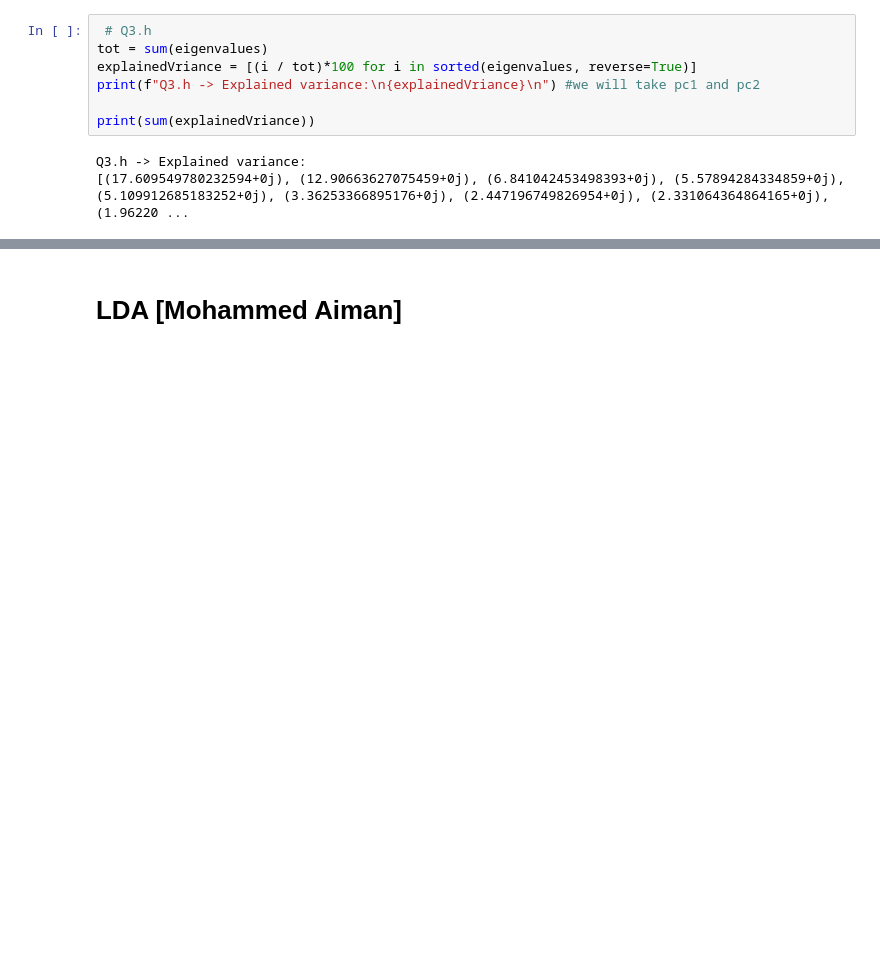
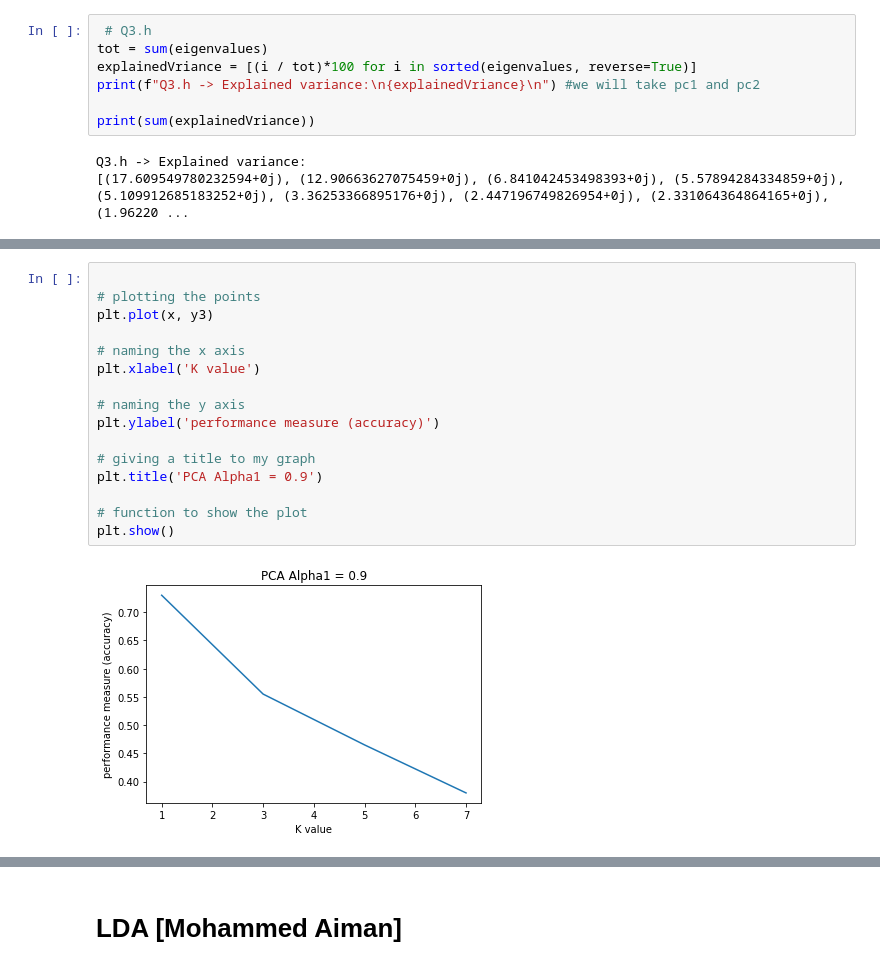
Before and after one commit to ashraf336/Face-Recognition, a Jupyter notebook: Main.ipynb, the cells around one changed output, grey strips where cells are left out. Saved outputs shown, nothing was run; the diff lists cells and outputs as text; blank space fills up the shorter version.

```diff
--- a/Main.ipynb
+++ b/Main.ipynb
@@ -391,0 +490,18 @@ accuracy of aplpha 4 =  0.655
+# %%
+
+# plotting the points
+plt.plot(x, y3)
+
+# naming the x axis
+plt.xlabel('K value')
+
+# naming the y axis
+plt.ylabel('performance measure (accuracy)')
+
+# giving a title to my graph
+plt.title('PCA Alpha1 = 0.9')
+
+# function to show the plot
+plt.show()
+# %% [output]
+[figure, added]
```
Also changed, not shown: parts of 10 cells of this notebook.
